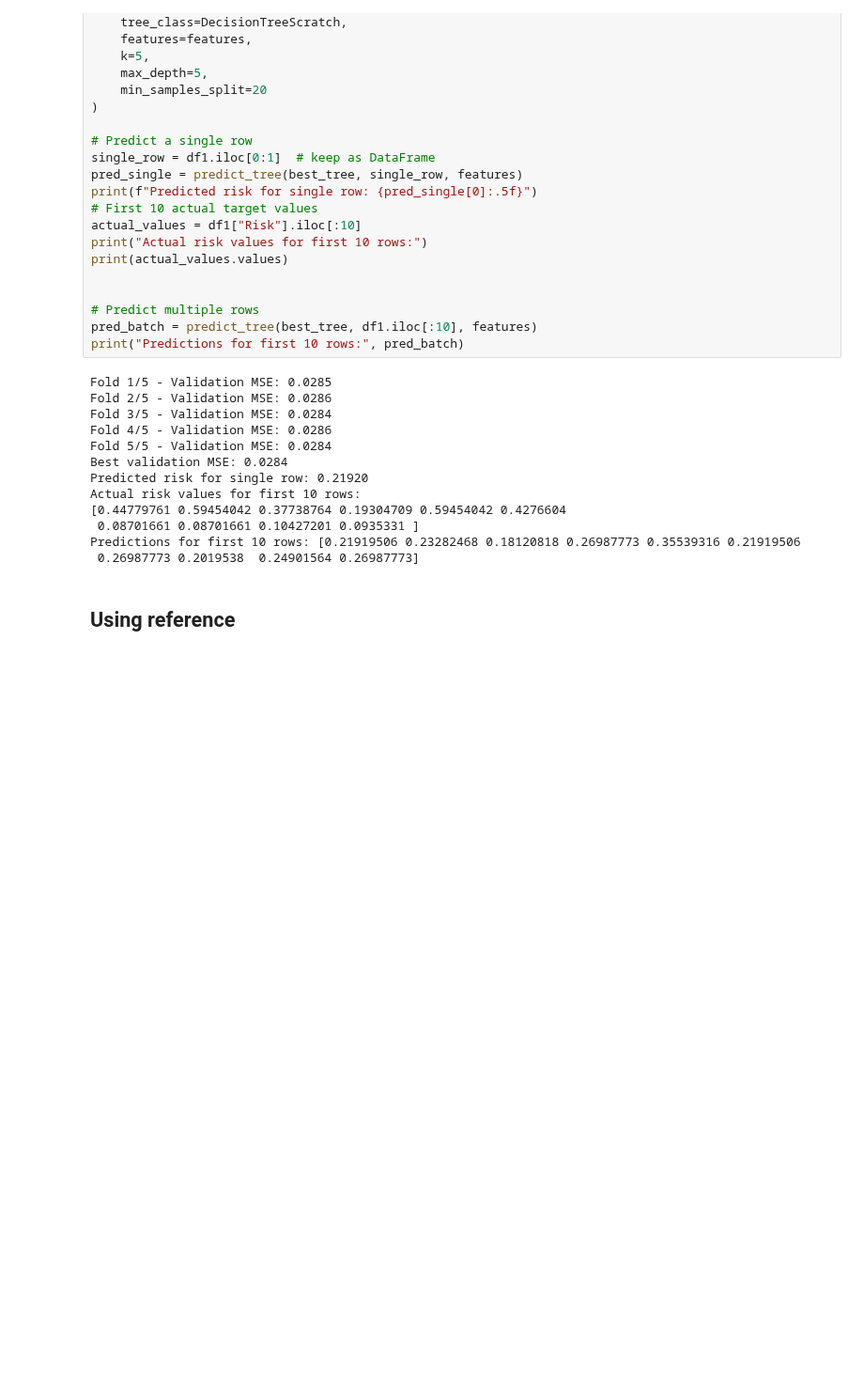
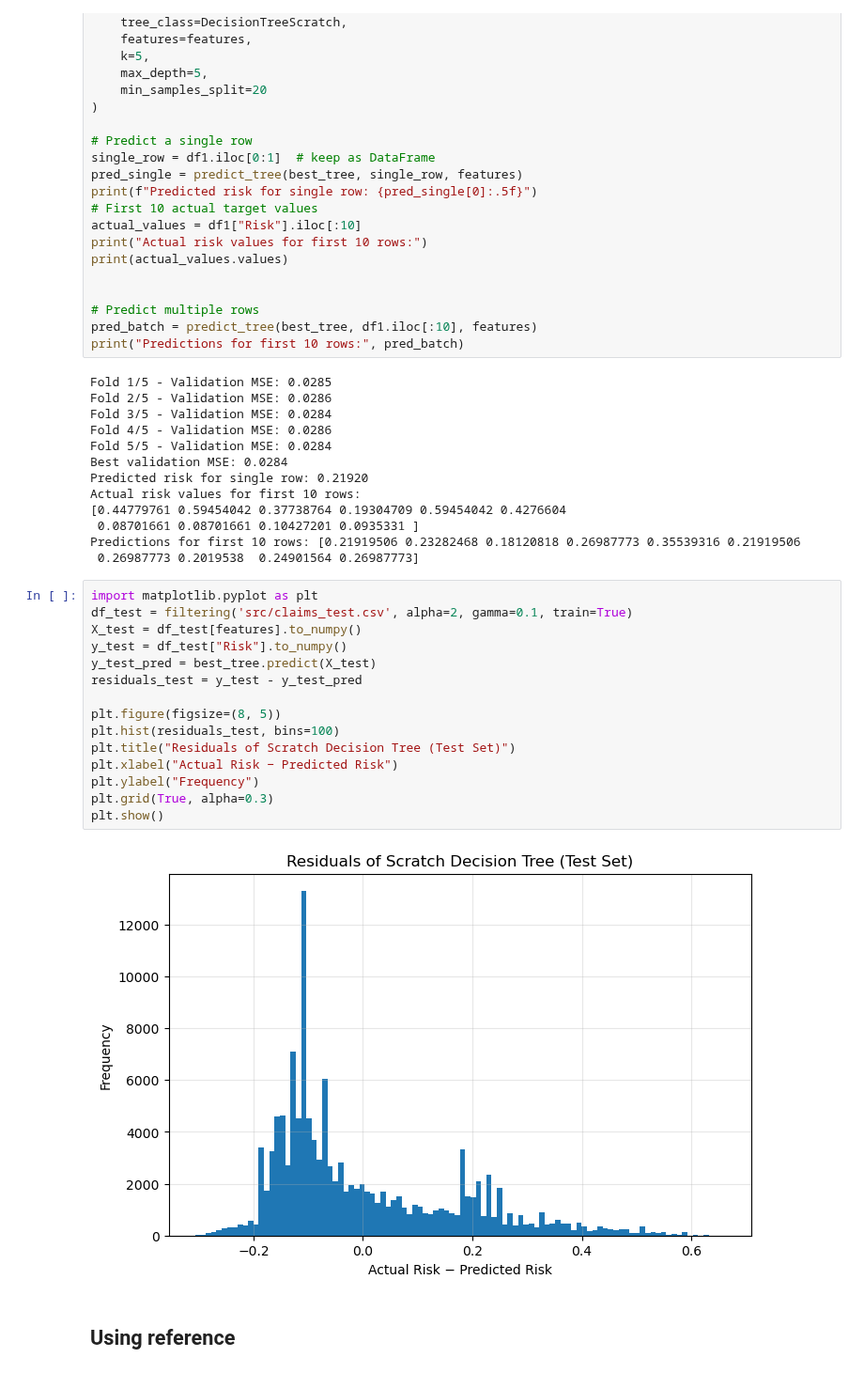
Before and after one commit to TheFreeMan21/machine-n-learnings-inc, a Jupyter notebook: method_collection.ipynb, the cells around one changed output. Shown at 94% size. Cells and saved outputs as stored; diff of their text form; blank space fills up the shorter version.

```diff
--- a/method_collection.ipynb
+++ b/method_collection.ipynb
@@ -139,5 +139,22 @@ Actual risk values for first 10 rows:
  0.08701661 0.08701661 0.10427201 0.0935331 ]
 Predictions for first 10 rows: [0.21919506 0.23282468 0.18120818 0.26987773 0.35539316 0.21919506
  0.26987773 0.2019538  0.24901564 0.26987773]
+# %%
+import matplotlib.pyplot as plt
+df_test = filtering('src/claims_test.csv', alpha=2, gamma=0.1, train=True)
+X_test = df_test[features].to_numpy()
+y_test = df_test["Risk"].to_numpy()
+y_test_pred = best_tree.predict(X_test)
+residuals_test = y_test - y_test_pred
+
+plt.figure(figsize=(8, 5))
+plt.hist(residuals_test, bins=100)
+plt.title("Residuals of Scratch Decision Tree (Test Set)")
+plt.xlabel("Actual Risk − Predicted Risk")
+plt.ylabel("Frequency")
+plt.grid(True, alpha=0.3)
+plt.show()
+# %% [output]
+[figure, added]
 # %% [markdown]
 ## Using reference
```
Also changed, not shown: parts of 1 cell of this notebook, 1 other file.
